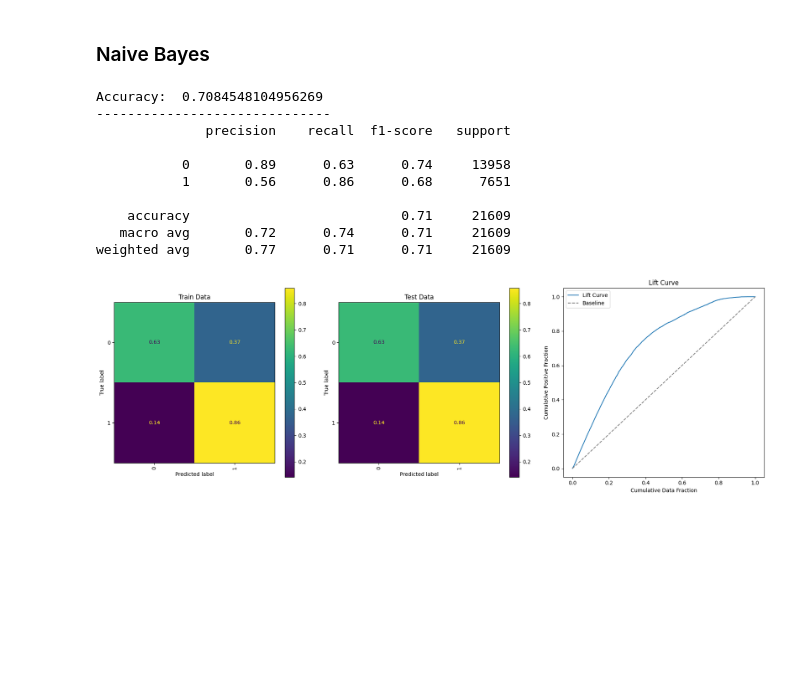
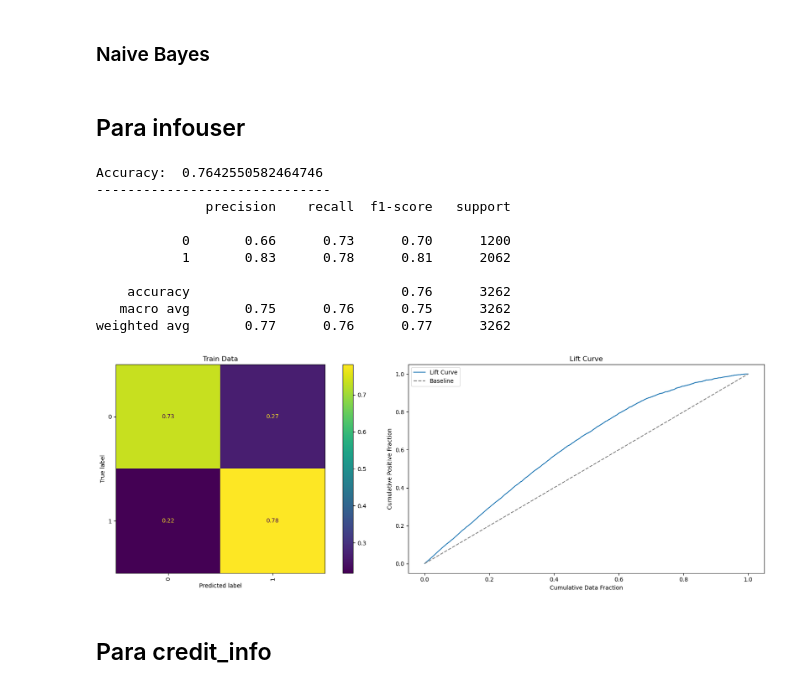
Before and after one commit to josemgoji/Entrega-Final, a Jupyter notebook: datalab/Modelos_NB_LDA.ipynb, the cells around one changed output. Drawn from its saved outputs; the diff is of its cells as text; code cells hidden in the pictures; blank space fills up the shorter version.

```diff
--- a/datalab/Modelos_NB_LDA.ipynb
+++ b/datalab/Modelos_NB_LDA.ipynb
@@ -113,0 +176,2 @@ df_CredInfo_TrainB.shape
+# %%
+df_credit_info.drop(columns=['FECHA DESEMBOLSO', 'DÍAS MORA'], inplace=True)
@@ -200,14 +296,20 @@ Modelo1 = M_Naive_bayesTrain(X = df_CredInfo_TrainB[['PLAZO', 'CAPITAL', 'INT CO
-# %%
-df_final = M_Naive_bayes (X = df_CredInfo_Test[['PLAZO', 'CAPITAL', 'INT CORRIENTE', 'NUM.CREDITOS SOLICITADOS', 'mes']],y =df_CredInfo_Test['Estado'], model = Modelo1)
-# %% [output]
-Accuracy:  0.7084548104956269
-------------------------------
-              precision    recall  f1-score   support
-
-           0       0.89      0.63      0.74     13958
-           1       0.56      0.86      0.68      7651
-
-    accuracy                           0.71     21609
-   macro avg       0.72      0.74      0.71     21609
-weighted avg       0.77      0.71      0.71     21609
-[figure, removed]
+# %% [markdown]
+## Para infouser
+# %%
+Modelo1 = modelo(df_infousers,'Cuotas en mora',logistic_regression)
+# %%
+df_final1 = graficas (df_infousers,'Cuotas en mora', model = Modelo1)
+# %% [output]
+Accuracy:  0.7642550582464746
+------------------------------
+              precision    recall  f1-score   support
+
+           0       0.66      0.73      0.70      1200
+           1       0.83      0.78      0.81      2062
+
+    accuracy                           0.76      3262
+   macro avg       0.75      0.76      0.75      3262
+weighted avg       0.77      0.76      0.77      3262
+[figure, added]
+# %% [markdown]
+## Para credit_info
```
Also changed, not shown: parts of 49 cells of this notebook, 4 other files.
